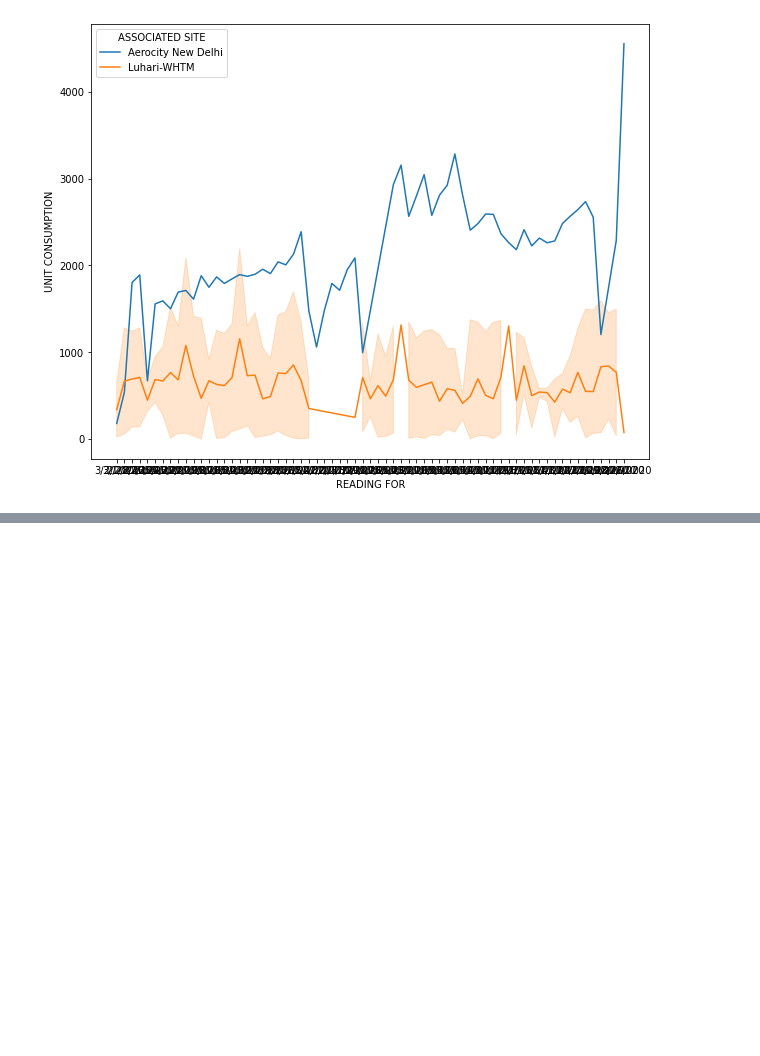
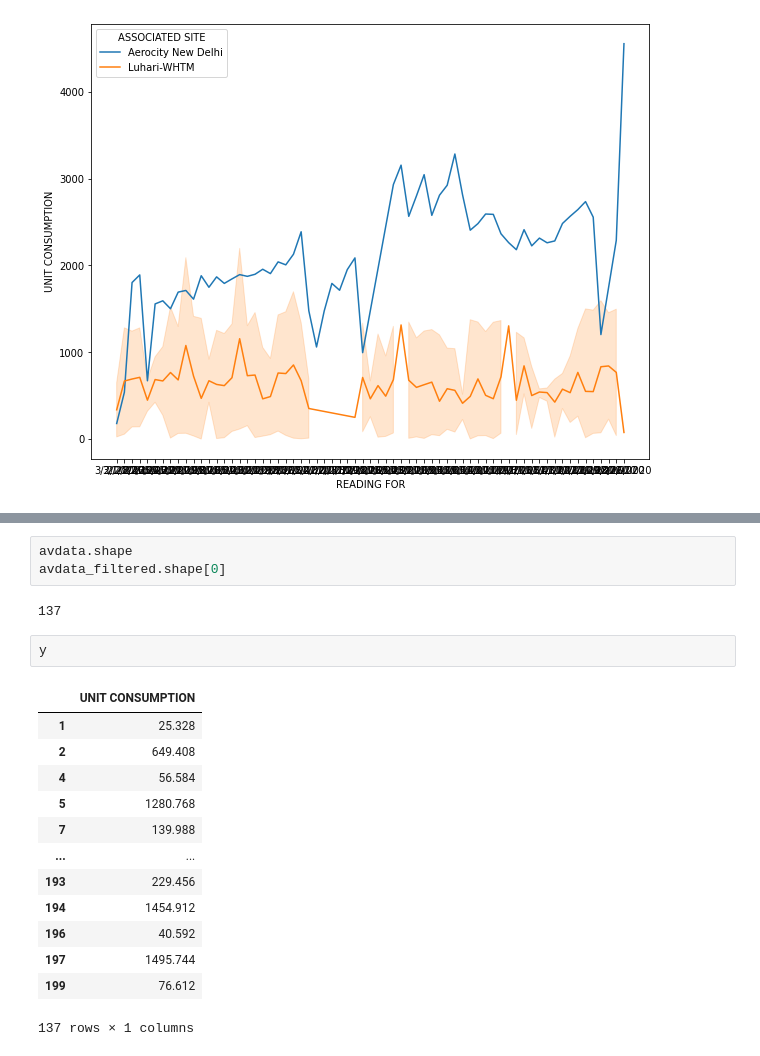
Before and after one commit to samsharm/Python, a Jupyter notebook: AvDataAnalysis_sample.ipynb, the cells around one changed output, grey strips where cells are left out. Drawn from its saved outputs; the diff is of its cells as text; blank space fills up the shorter version.

```diff
--- a/AvDataAnalysis_sample.ipynb
+++ b/AvDataAnalysis_sample.ipynb
@@ -98,0 +147,21 @@ sns.lineplot(x=avdata['READING FOR'], y=avdata['UNIT CONSUMPTION'], hue=avdata['
+# %%
+avdata.shape
+avdata_filtered.shape[0]
+# %% [output]
+137
+# %%
+y
+# %% [output]
+|  | UNIT CONSUMPTION |
+| 1 | 25.328 |
+| 2 | 649.408 |
+| 4 | 56.584 |
+| 5 | 1280.768 |
+| 7 | 139.988 |
+| ... | ... |
+| 193 | 229.456 |
+| 194 | 1454.912 |
+| 196 | 40.592 |
+| 197 | 1495.744 |
+| 199 | 76.612 |
+137 rows × 1 columns
```
Also changed, not shown: parts of 18 cells of this notebook.
